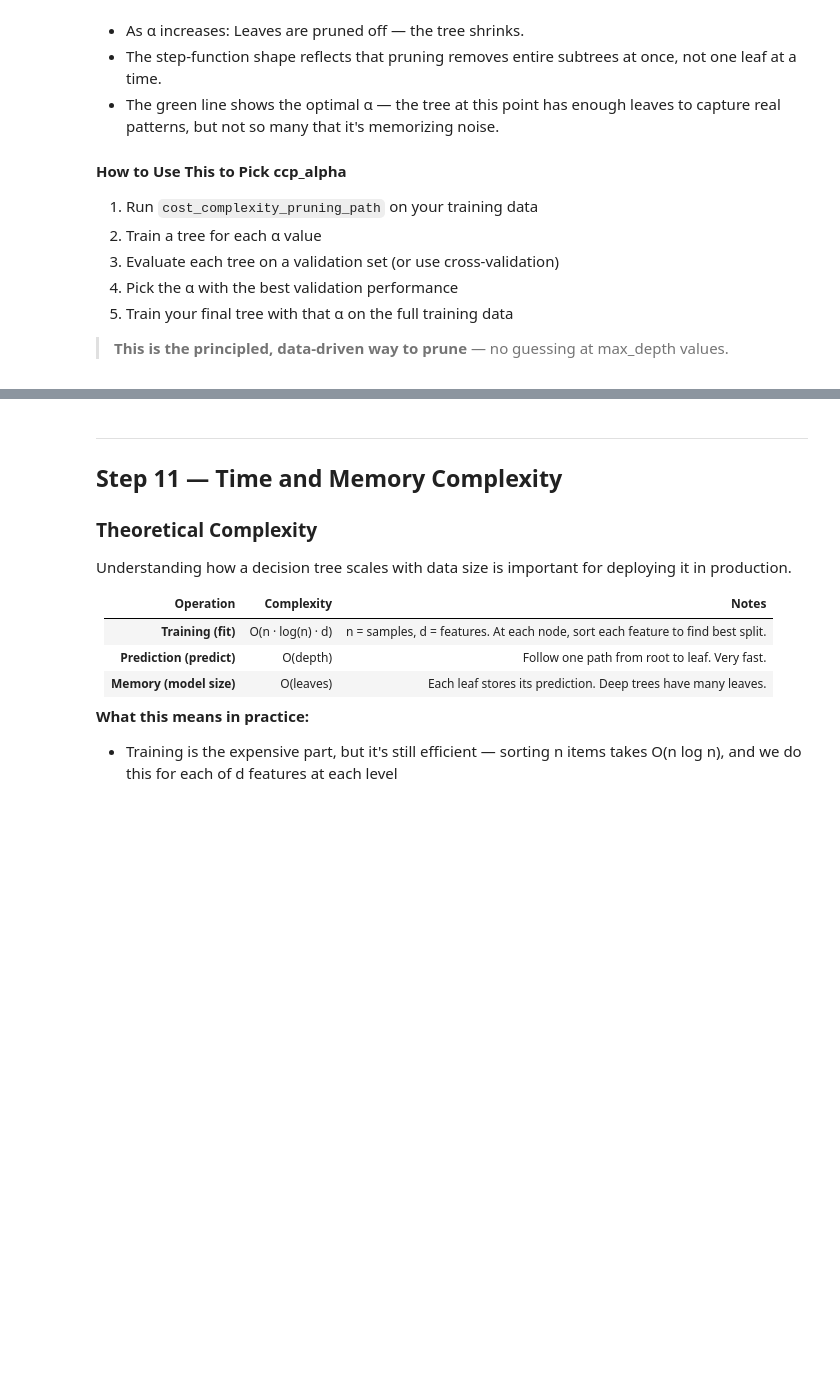
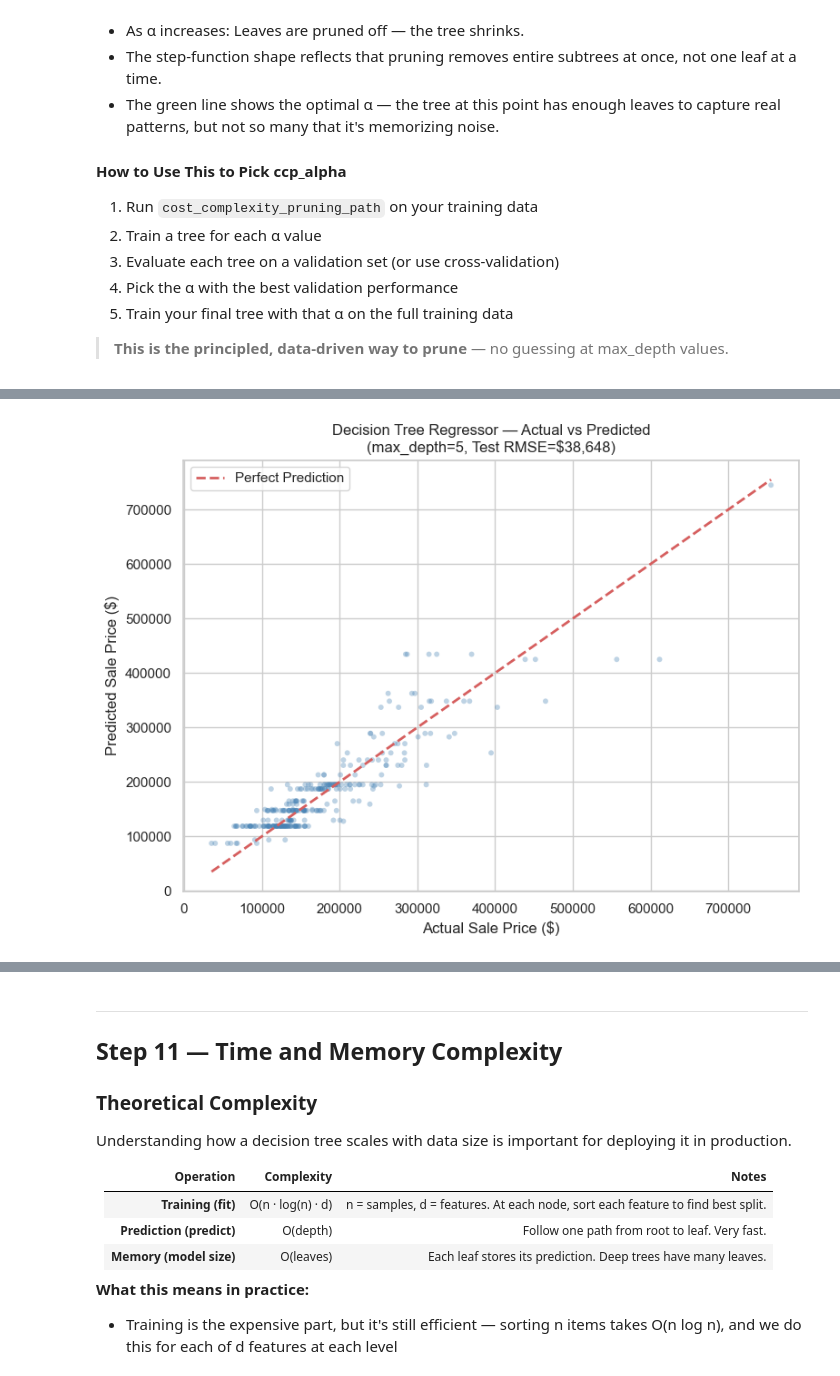
Before and after one commit to shiva-shivanibokka/Dive-Deeper-into-Supervised-Learning, a Jupyter notebook: 01_decision_trees.ipynb, the cells around one changed output, grey strips where cells are left out. Cells and saved outputs as stored; diff of their text form; code cells hidden in the pictures; blank space fills up the shorter version.

```diff
--- a/01_decision_trees.ipynb
+++ b/01_decision_trees.ipynb
@@ -157,18 +191,30 @@ X_titanic.head()
 # %%
-# ─── CALIFORNIA HOUSING DATASET ────────────────────────────────────────────────
-housing = fetch_california_housing(as_frame=True)
-df_housing = housing.frame
+# ─── AMES HOUSING DATASET (Regression) ─────────────────────────────────────────
+ames_raw = fetch_openml('house_prices', as_frame=True).frame
 
-X_housing = df_housing.drop('MedHouseVal', axis=1)
-y_housing = df_housing['MedHouseVal']
+# Target: final sale price in US dollars
+y_housing = ames_raw['SalePrice'].astype(float)
+X_housing = ames_raw.drop(columns=['SalePrice', 'Id'], errors='ignore').copy()
+
+# Simple, consistent preprocessing:
+#   numeric      -> median impute
+#   categorical  -> fill 'None', then ordinal-encode (trees only need an ordering)
+num_cols = X_housing.select_dtypes(include='number').columns
+cat_cols = X_housing.select_dtypes(exclude='number').columns
+X_housing[num_cols] = X_housing[num_cols].fillna(X_housing[num_cols].median())
+for col in cat_cols:
+    X_housing[col] = X_housing[col].astype('object').fillna('None').astype('category').cat.codes
+
+df_housing = X_housing.copy()
 
 X_train_h, X_test_h, y_train_h, y_test_h = train_test_split(
     X_housing, y_housing, test_size=0.2, random_state=42
 )
 
-print("=== CALIFORNIA HOUSING DATASET ===")
-print(f"Total samples: {df_housing.shape[0]}  |  Features: {X_housing.shape[1]}")
+print("=== AMES HOUSING DATASET ===")
+print(f"Total samples: {X_housing.shape[0]}  |  Features: {X_housing.shape[1]}")
 print(f"Train size: {X_train_h.shape[0]}  |  Test size: {X_test_h.shape[0]}")
+print(f"Sale price range: ${y_housing.min():,.0f} - ${y_housing.max():,.0f}")
 print()
 print("First 5 rows of the Housing dataset:")
 df_housing.head()
@@ -943,16 +1074,18 @@ print(f"Test RMSE of {test_rmse:.4f} means predictions are off by ~${test_rmse*1
 # %%
 # ─── ACTUAL vs PREDICTED SCATTER PLOT ───────────────────────────────────────────
 plt.figure(figsize=(8, 6))
-plt.scatter(y_test_h, y_pred_h, alpha=0.25, color='steelblue', edgecolors='none', s=12)
+plt.scatter(y_test_h, y_pred_h, alpha=0.35, color='steelblue', edgecolors='none', s=18)
 min_val = min(y_test_h.min(), y_pred_h.min())
 max_val = max(y_test_h.max(), y_pred_h.max())
 plt.plot([min_val, max_val], [min_val, max_val], 'r--', linewidth=2, label='Perfect Prediction')
-plt.xlabel('Actual House Value ($100,000s)', fontsize=12)
-plt.ylabel('Predicted House Value ($100,000s)', fontsize=12)
-plt.title(f'Decision Tree Regressor — Actual vs Predicted\n(max_depth=5, Test RMSE={test_rmse:.3f})', fontsize=12)
+plt.xlabel('Actual Sale Price ($)', fontsize=12)
+plt.ylabel('Predicted Sale Price ($)', fontsize=12)
+plt.title(f'Decision Tree Regressor — Actual vs Predicted\n(max_depth=5, Test RMSE=${test_rmse:,.0f})', fontsize=12)
 plt.legend(fontsize=11)
 plt.tight_layout()
 plt.show()
+# %% [output]
+[figure, added]
 # %% [markdown]
 ### How to Read This Chart: Regression Tree Actual vs Predicted
 
```
Also changed, not shown: parts of 28 cells of this notebook.
